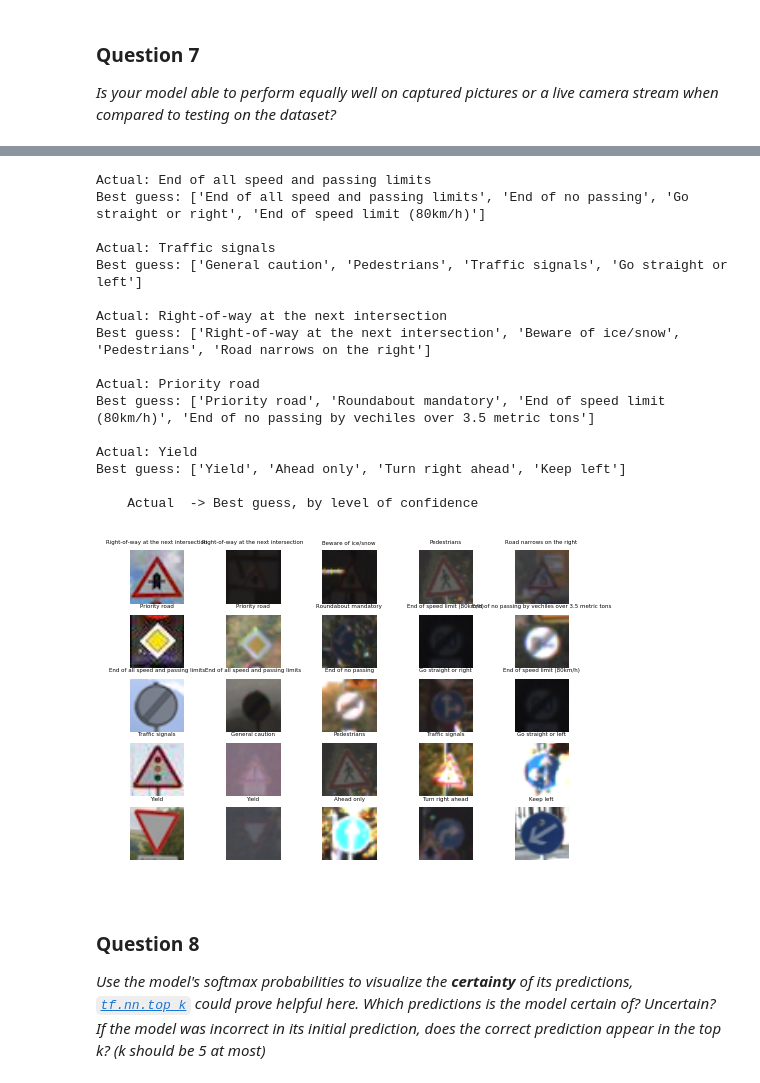
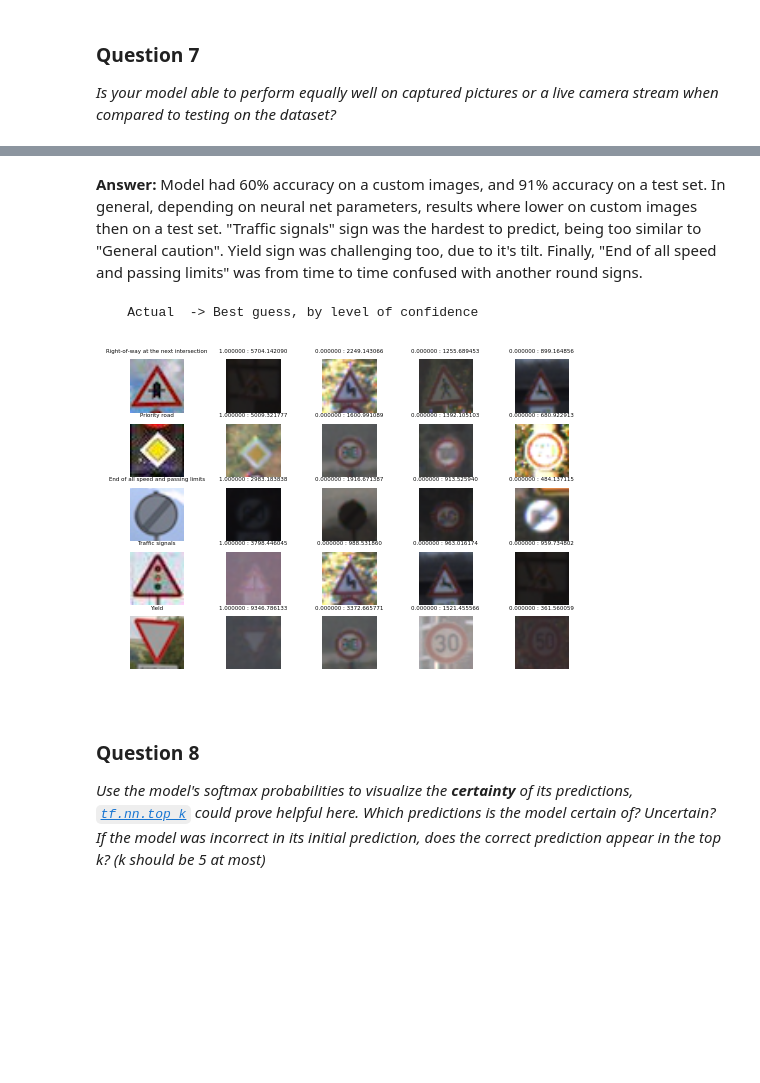
Before and after one commit to deniskrut/traffic-signs, a Jupyter notebook: Traffic_Signs_Recognition.ipynb, the cells around one changed output, grey strips where cells are left out. Drawn from its saved outputs; the diff is of its cells as text; code cells hidden in the pictures; blank space fills up the shorter version.

Commit message:
Final model selection, output generation

```diff
--- a/Traffic_Signs_Recognition.ipynb
+++ b/Traffic_Signs_Recognition.ipynb
@@ -226,14 +223,12 @@ I converted image to grayscale, as research (http://yann.lecun.com/exdb/publis/p
 from sklearn.model_selection import train_test_split
 
 train_features, valid_features, train_labels, valid_labels = train_test_split(
-    X_train_shaped,
-    y_train_bin,
+    X_train_shuffled,
+    y_train_shuffled,
     test_size=0.1,
     train_size=0.9,
     random_state=936602)
 
-train_features_np, valid_features_np, train_labels_np, valid_labels_np = np.array(train_features), np.array(valid_features), np.array(train_labels), np.array(valid_labels)
-
 test_features, test_labels = X_test_shaped, y_test_bin
 # %% [markdown]
 ### Question 2
@@ -611,8 +607,8 @@ custom_prediction = session.run(prediction, feed_dict=custom_feed_dict)
 custom_prediction_argmax = session.run(prediction_argmax, feed_dict=custom_feed_dict)
 
 custom_accuracy = session.run(accuracy, feed_dict=custom_feed_dict)
+test_accuracy = session.run(accuracy, feed_dict=test_feed_dict)
 
-print(custom_accuracy)
-print(custom_prediction_argmax)
-print(custom_images_labels)
+print("Custom images accuracy:", custom_accuracy)
+print("Test images accuracy:", test_accuracy)
 # %% [output]
@@ -629,68 +621,55 @@ Model only showed 60% accuracy on captured images. The last image with a yield s
+# %% [markdown]
+**Answer:**
+Model had 60% accuracy on a custom images, and 91% accuracy on a test set. In general, depending on neural net parameters, results where lower on custom images then on a test set. "Traffic signals" sign was the hardest to predict, being too similar to "General caution". Yield sign was challenging too, due to it's tilt. Finally, "End of all speed and passing limits" was from time to time confused with another round signs.
 # %%
 ### Visualize the softmax probabilities here.
 ### Feel free to use as many code cells as needed.
 
-def show_images_with_samples(images, labels, best_guess_labels, library_images, libarary_labels):
+def show_images_with_samples(images, labels, best_guess_labels, best_guess_probability, best_guess_value, library_images, libarary_labels):
     assert len(images) == len(labels)
     assert len(library_images) == len(libarary_labels)
     assert len(labels) == len(best_guess_labels)
 
     images_per_row = len(best_guess_labels[0]) + 1 if len(best_guess_labels) > 0 else 0
     image_count = images_per_row * len(labels)
     images_per_colon = math.ceil(image_count / images_per_row)
     cur_image = 1
 
     fig = plt.figure()
 
     for index, label in enumerate(labels):
         image = images[index]
 
         subplot = fig.add_subplot(images_per_colon, images_per_row, cur_image)
         plt.axis('off')
         plt.imshow(image)
         subplot.set_title(label_to_title[label], fontsize = 4)
 
         cur_image += 1
 
-        for label in best_guess_labels[index]:
-            image_index = np.argwhere(libarary_labels == label)[0]
-            library_image = library_images[image_index][0]
-
+        for guess_index, label in enumerate(best_guess_labels[index]):
             subplot = fig.add_subplot(images_per_colon, images_per_row, cur_image)
             plt.axis('off')
-            plt.imshow(library_image)
-            subplot.set_title(label_to_title[label], fontsize = 4)
+            title = "%f : %f" % (best_guess_probability[index][guess_index], best_guess_value[index][guess_index])
+            subplot.set_title(title, fontsize = 4)
+
+            representative_images = np.argwhere(libarary_labels == label)
+            if len(representative_images) > 0:
+                image_index = representative_images[0]
+                library_image = library_images[image_index][0]
+                plt.imshow(library_image)
 
             cur_image += 1
 
-custom_top_k = tf.nn.top_k(layer_fc2, k=4)
-custom_top_k_res = session.run(custom_top_k, feed_dict=custom_feed_dict)
-
-actual_to_best_guess = { label : custom_top_k_res.indices[i] for i, label in enumerate(custom_images_labels)}
-
-for actual in actual_to_best_guess:
-    print("Actual:", label_to_title[actual], "\nBest guess:", [label_to_title[guess] for guess in actual_to_best_guess[actual]], "\n")
+custom_top_k_softmax = tf.nn.top_k(prediction, k=4)
+custom_top_k_raw = tf.nn.top_k(layer_fc3, k=4)
+custom_top_k_softmax_res, custom_top_k_raw_res = session.run([custom_top_k_softmax, custom_top_k_raw], feed_dict=custom_feed_dict)
 
 print("    Actual  -> Best guess, by level of confidence")
-show_images_with_samples(custom_images, custom_images_labels, custom_top_k_res.indices, X_train, y_train)
+show_images_with_samples(custom_images, custom_images_labels, custom_top_k_raw_res.indices, custom_top_k_softmax_res.values, custom_top_k_raw_res.values, X_train, y_train)
 # %% [output]
-Actual: End of all speed and passing limits
-Best guess: ['End of all speed and passing limits', 'End of no passing', 'Go straight or right', 'End of speed limit (80km/h)']
-
-Actual: Traffic signals
-Best guess: ['General caution', 'Pedestrians', 'Traffic signals', 'Go straight or left']
-
-Actual: Right-of-way at the next intersection
-Best guess: ['Right-of-way at the next intersection', 'Beware of ice/snow', 'Pedestrians', 'Road narrows on the right']
-
-Actual: Priority road
-Best guess: ['Priority road', 'Roundabout mandatory', 'End of speed limit (80km/h)', 'End of no passing by vechiles over 3.5 metric tons']
-
-Actual: Yield
-Best guess: ['Yield', 'Ahead only', 'Turn right ahead', 'Keep left']
-
     Actual  -> Best guess, by level of confidence
-[figure, old version]
+[figure, new version]
 # %% [markdown]
 ### Question 8
 
```
Also changed, not shown: parts of 22 cells of this notebook, 1 other file.
